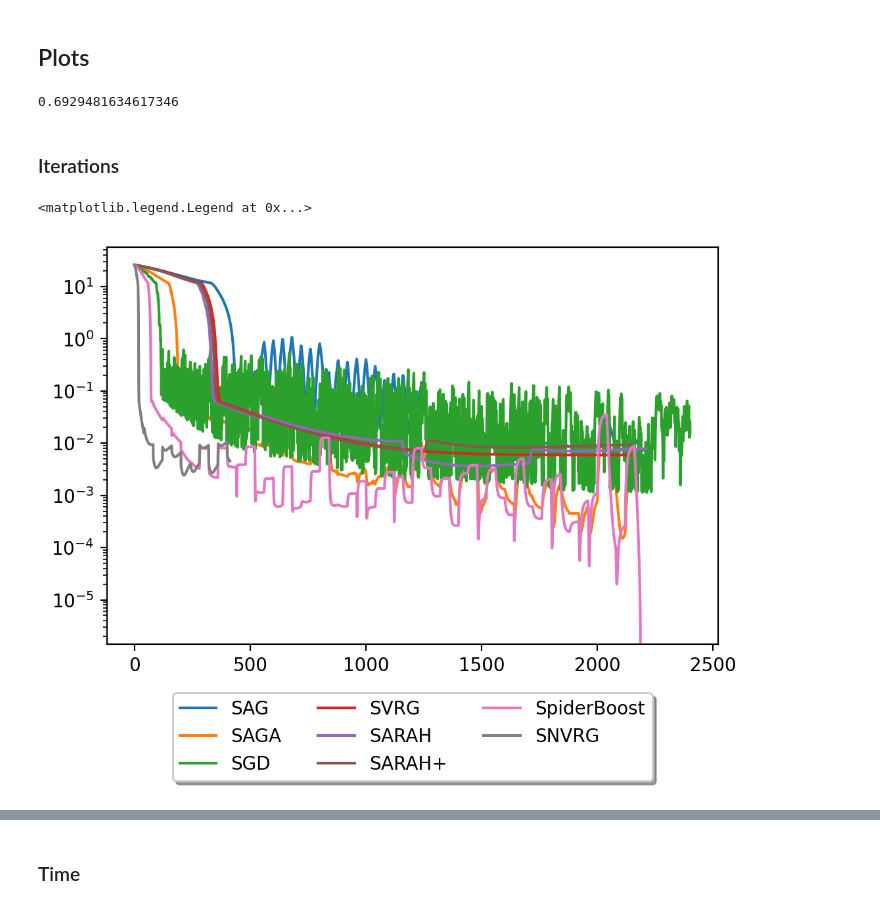
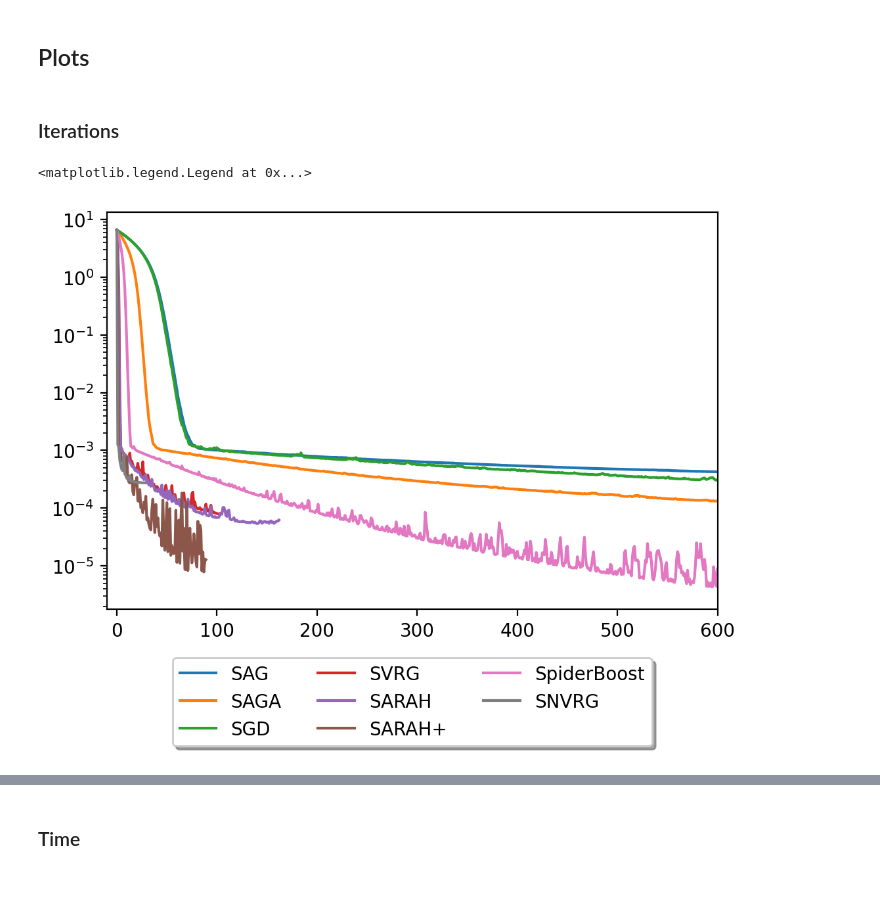
Before and after one commit to AlbertoSinigaglia/optimizer-sarah-spiderboost-snvrg, a Jupyter notebook: optimizers.ipynb, the cells around one changed output, grey strips where cells are left out. Drawn from its saved outputs; the diff is of its cells as text; code cells hidden in the pictures.

```diff
--- a/optimizers.ipynb
+++ b/optimizers.ipynb
@@ -246,7 +312,7 @@ if SHOW_ANIMATION and data.shape[1] == 2:
     fig.update_layout(scene_camera=camera)
 
     fig.update_layout(
-        width=1600,height=1000,autosize=True,
+        width=1600,height=1200,autosize=True,
         scene=dict(
             aspectratio = dict( x=1, y=1, z=1 ),
             aspectmode = 'manual'
@@ -714,19 +846,22 @@ track_w_snvrg = [w]
 time_counter = time.time()
 start =  time.time()
 M = STEP_SIZES[DATASET][LOSS]["SNVRG"]
+decay = LEARNING_RATE_DECAY["SNVRG"]
 
-for i in range(np.random.randint(EPOCHS)):
-
+for i in range(EPOCHS):
+    if MAX_RUNTIME and MAX_RUNTIME < time.time() - start: break
     for _ in range(2):
+        if MAX_RUNTIME and MAX_RUNTIME < time.time() - start: break
+        chunked_data, chunked_target = getMiniBatch()
         for c_data, c_targets in zip(chunked_data, chunked_target):
             if MAX_RUNTIME and MAX_RUNTIME < time.time() - start: break
             for _ in range(ITERS_PER_BATCH):
                 y_s, w = oneEpochSNVRG(w, M, c_data, c_targets)
-                M /= LEARNING_RATE_DECAY
 
-                track_time_snvrg.append(time.time() - start)
-                track_loss_snvrg.append(loss(data, w, targets))
+                M /= decay
                 if (time.time() - time_counter) > MAX_RUNTIME / FRAME_ANIMATION :
                     time_counter = time.time()
                     track_w_snvrg.append(w)
+        track_time_snvrg.append(time.time() - start)
+        track_loss_snvrg.append(loss(data, w, targets))
 # %% [output]
@@ -779,3 +896,23 @@ track_time_snvrg = track_time_snvrg[track_time_snvrg < MAX_RUNTIME]
+# %%
+# In case we want plots using time, we consider only the updates in the MAX-TIME interval
+if PLOT_TIME:
+    track_loss_sgd = track_loss_sgd[track_time_sgd < MAX_RUNTIME]
+    track_loss_sag = track_loss_sag[track_time_sag < MAX_RUNTIME]
+    track_loss_saga = track_loss_saga[track_time_saga < MAX_RUNTIME]
+    track_loss_sarah = track_loss_sarah[track_time_sarah < MAX_RUNTIME]
+    track_loss_sarah_plus = track_loss_sarah_plus[track_time_sarah_plus < MAX_RUNTIME]
+    track_loss_spider_boost = track_loss_spider_boost[track_time_spider_boost < MAX_RUNTIME]
+    track_loss_svrg = track_loss_svrg[track_time_svrg < MAX_RUNTIME]
+    track_loss_snvrg = track_loss_snvrg[track_time_snvrg < MAX_RUNTIME]
+
+    track_time_sgd = track_time_sgd[track_time_sgd < MAX_RUNTIME]
+    track_time_sag = track_time_sag[track_time_sag < MAX_RUNTIME]
+    track_time_saga = track_time_saga[track_time_saga < MAX_RUNTIME]
+    track_time_sarah = track_time_sarah[track_time_sarah < MAX_RUNTIME]
+    track_time_sarah_plus = track_time_sarah_plus[track_time_sarah_plus < MAX_RUNTIME]
+    track_time_spider_boost = track_time_spider_boost[track_time_spider_boost < MAX_RUNTIME]
+    track_time_svrg = track_time_svrg[track_time_svrg < MAX_RUNTIME]
+    track_time_snvrg = track_time_snvrg[track_time_snvrg < MAX_RUNTIME]
 # %%
 min = np.min(
     np.concatenate((
@@ -789,27 +926,26 @@ min = np.min(
         track_loss_sgd,
     ))
 )
-# %%
-min
-# %% [output]
-0.6929481634617346
+# %%
+# Finding the best guess of F(x*)
+min = np.min((min, MIN))
 # %% [markdown]
 ### Iterations
 # %%
 plt.figure(dpi=DPI_PLOTS)
-
+plt.xlim(-10,600)
 plt.semilogy(track_loss_sag - min)
 plt.semilogy(track_loss_saga - min)
 plt.semilogy(track_loss_sgd - min)
 plt.semilogy(track_loss_svrg - min)
 plt.semilogy(track_loss_sarah - min)
 plt.semilogy(track_loss_sarah_plus - min)
 plt.semilogy(track_loss_spider_boost - min)
 plt.semilogy(track_loss_snvrg - min)
 
-plt.legend(["SAG", "SAGA", "SGD", "SVRG", "SARAH", "SARAH+", "SpiderBoost", "SNVRG"], loc='upper center', bbox_to_anchor=(0.5, -0.1),
-          fancybox=True, shadow=True, ncol=3)
+plt.legend([ "SAG", "SAGA", "SGD", "SVRG", "SARAH", "SARAH+", "SpiderBoost", "SNVRG"], loc='upper center', bbox_to_anchor=(0.5, -0.1),
+           fancybox=True, shadow=True, ncol=3)
 # %% [output]
 <matplotlib.legend.Legend at 0x...>
-[figure, old version]
+[figure, new version]
 # %%
```
Also changed, not shown: parts of 34 cells of this notebook.
